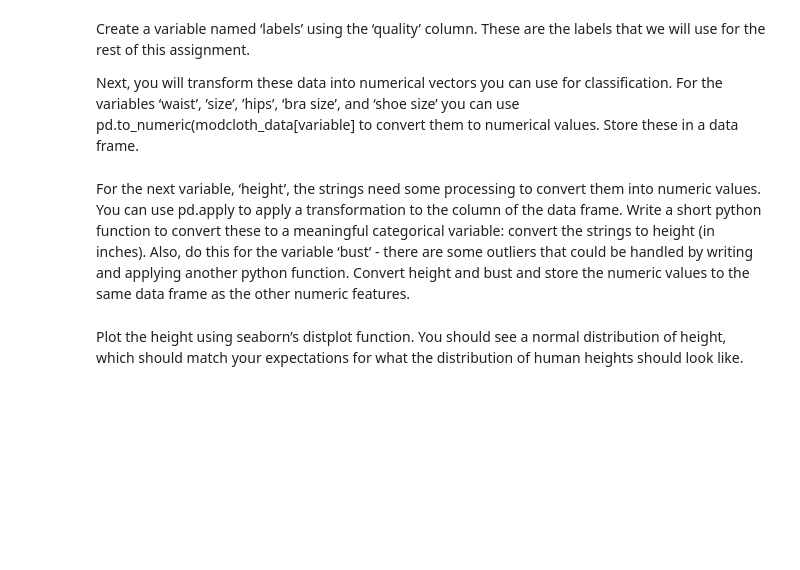
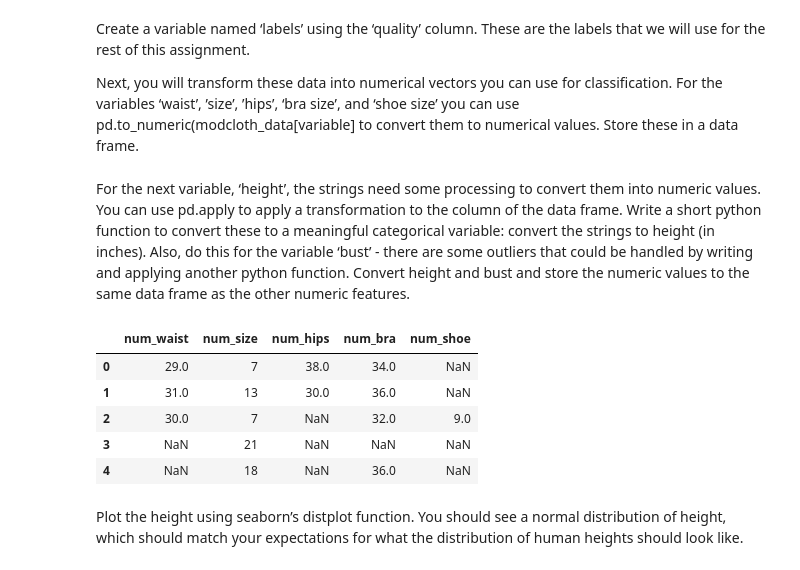
Before and after one commit to celina-velazquez/ADS-504, a Jupyter notebook: Assignment_Guide_3_.ipynb, the cells around one changed output. Cells and saved outputs as stored; diff of their text form; code cells hidden in the pictures; blank space fills up the shorter version.

```diff
--- a/Assignment_Guide_3_.ipynb
+++ b/Assignment_Guide_3_.ipynb
@@ -95,0 +128,29 @@ numeric values to the same data frame as the other numeric features.
+# %%
+# Transform column to numerical vectors
+
+num_waist = pd.to_numeric(modcloth['waist'])
+num_size = pd.to_numeric(modcloth['size'])
+num_hips = pd.to_numeric(modcloth['hips'])
+num_bra = pd.to_numeric(modcloth['bra size'])
+num_shoe = pd.to_numeric(modcloth['shoe size'])
+
+# Store in data frame
+data = {
+    'num_waist': num_waist,
+    'num_size': num_size,
+    'num_hips': num_hips,
+    'num_bra': num_bra,
+    'num_shoe': num_shoe
+}
+
+# Display
+num_mod = pd.DataFrame(data)
+
+num_mod.head()
+# %% [output]
+|  | num_waist | num_size | num_hips | num_bra | num_shoe |
+| 0 | 29.0 | 7 | 38.0 | 34.0 | NaN |
+| 1 | 31.0 | 13 | 30.0 | 36.0 | NaN |
+| 2 | 30.0 | 7 | NaN | 32.0 | 9.0 |
+| 3 | NaN | 21 | NaN | NaN | NaN |
+| 4 | NaN | 18 | NaN | 36.0 | NaN |
```
Also changed, not shown: parts of 5 cells of this notebook.
